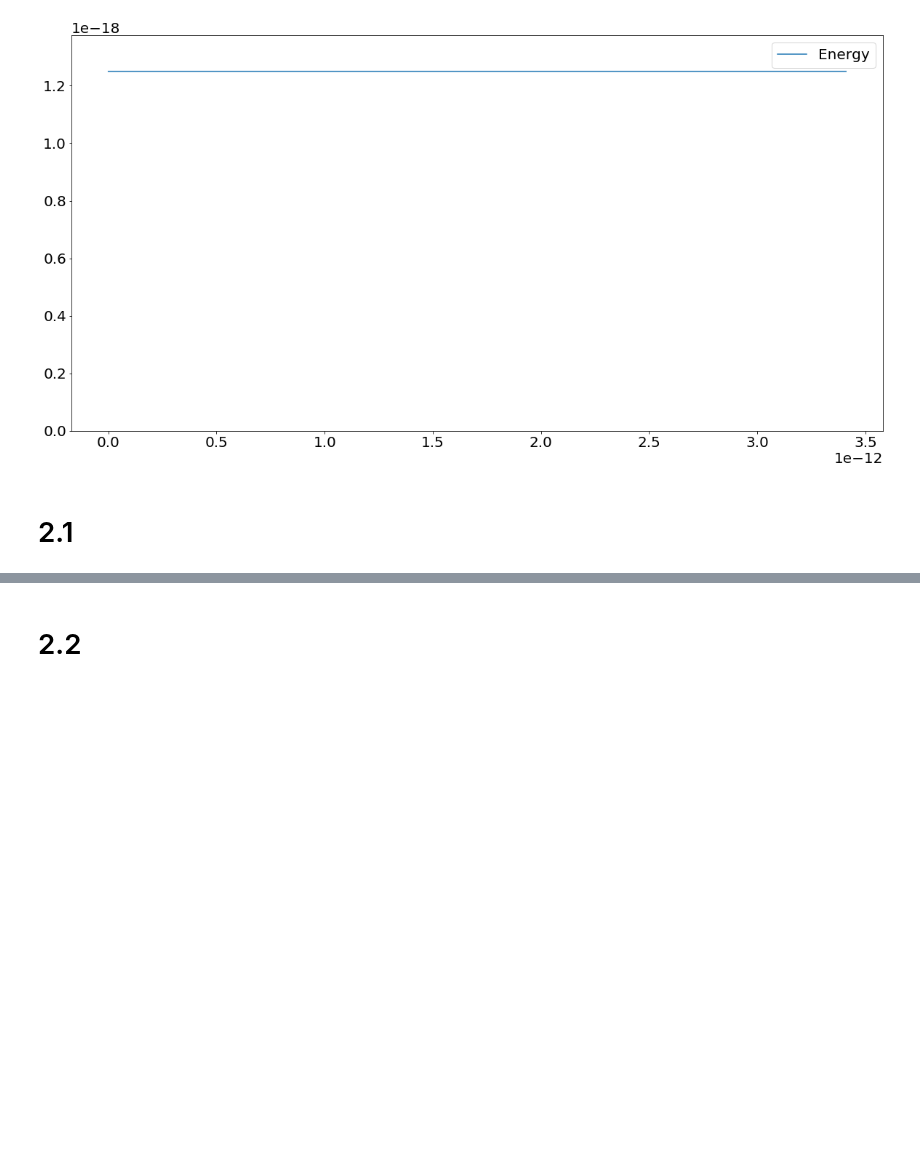
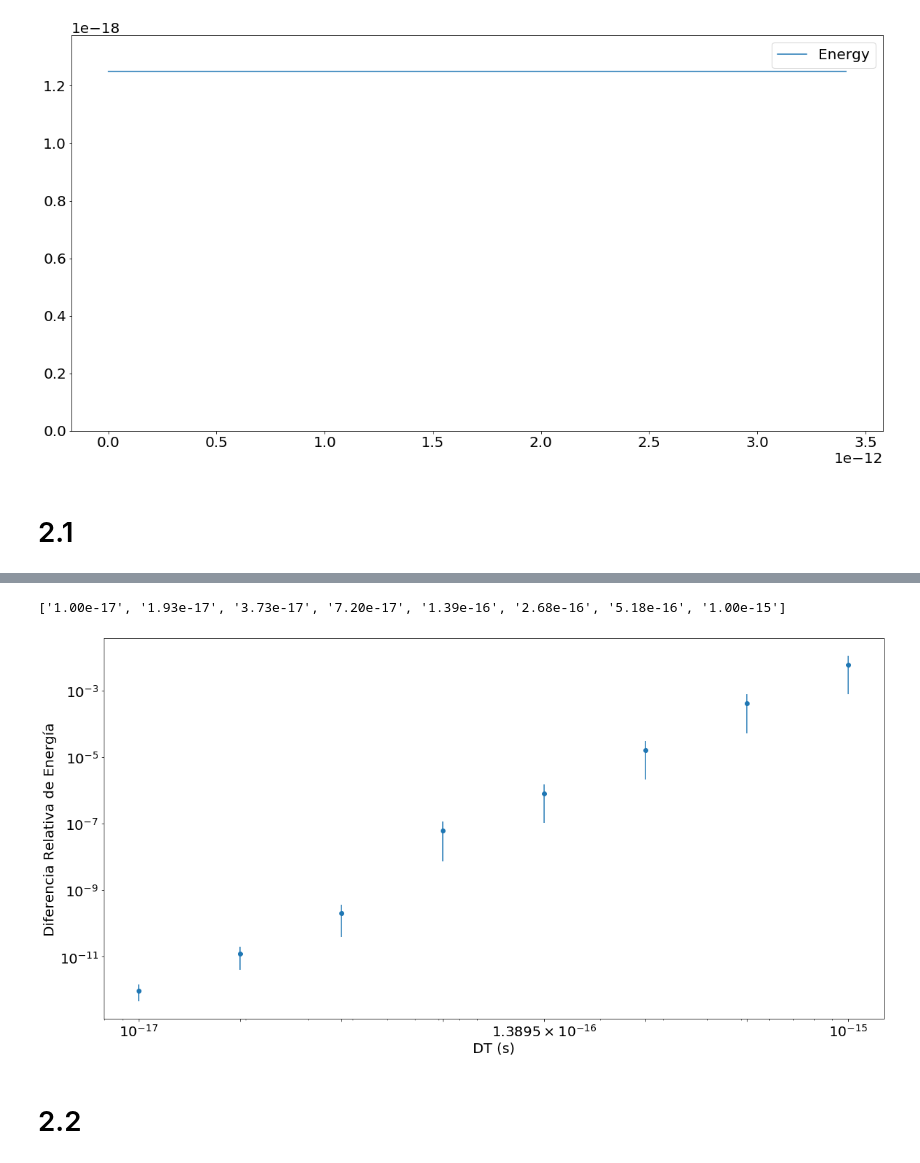
Before and after one commit to atormakh/SimulacionDeSistemas, a Jupyter notebook: SimulacionTemporal/campoElectrico.ipynb, the cells around one changed output, grey strips where cells are left out. Saved outputs shown, nothing was run; the diff lists cells and outputs as text; code cells hidden in the pictures; blank space fills up the shorter version.

```diff
--- a/SimulacionTemporal/campoElectrico.ipynb
+++ b/SimulacionTemporal/campoElectrico.ipynb
@@ -148,34 +148,37 @@ dt2 = max(dts)
 means = []
 errors = []
 
 for dt in dts:
 
     mean = []
     for y in Y:
         Ei = grid.calculate_energy(0, (N-1)*D/2 + y*D, Q) + calculate_kinetic_energy(0, V, M)
         data, escaped = exec(method="Gear",dt=dt, dt2=dt2, v=V, r=y)
 
         for t, x, y, vx, vy in data:
             pass
 
         Ef = grid.calculate_energy(x, y, Q) + calculate_kinetic_energy(vx, vy, M)
         mean.append(np.abs(Ef/Ei - 1))
 
     error = np.std(mean)/np.sqrt(len(mean))
     mean = np.mean(mean)
 
     means.append(mean)
     errors.append(error)
 
 
 plt.errorbar(dts, means, yerr=errors, fmt='o')
 
 plt.xlabel("DT (s)")
-plt.ylabel("Conservación de energía")
+plt.ylabel("Diferencia Relativa de Energía")
 plt.yscale("log")
 plt.xscale("log")
 plt.xticks(dts)
 plt.show()
+# %% [output]
+['1.00e-17', '1.93e-17', '3.73e-17', '7.20e-17', '1.39e-16', '2.68e-16', '5.18e-16', '1.00e-15']
+[figure, added]
 # %% [markdown]
 # 2.2
 # %%
```
Also changed, not shown: parts of 7 cells of this notebook.
